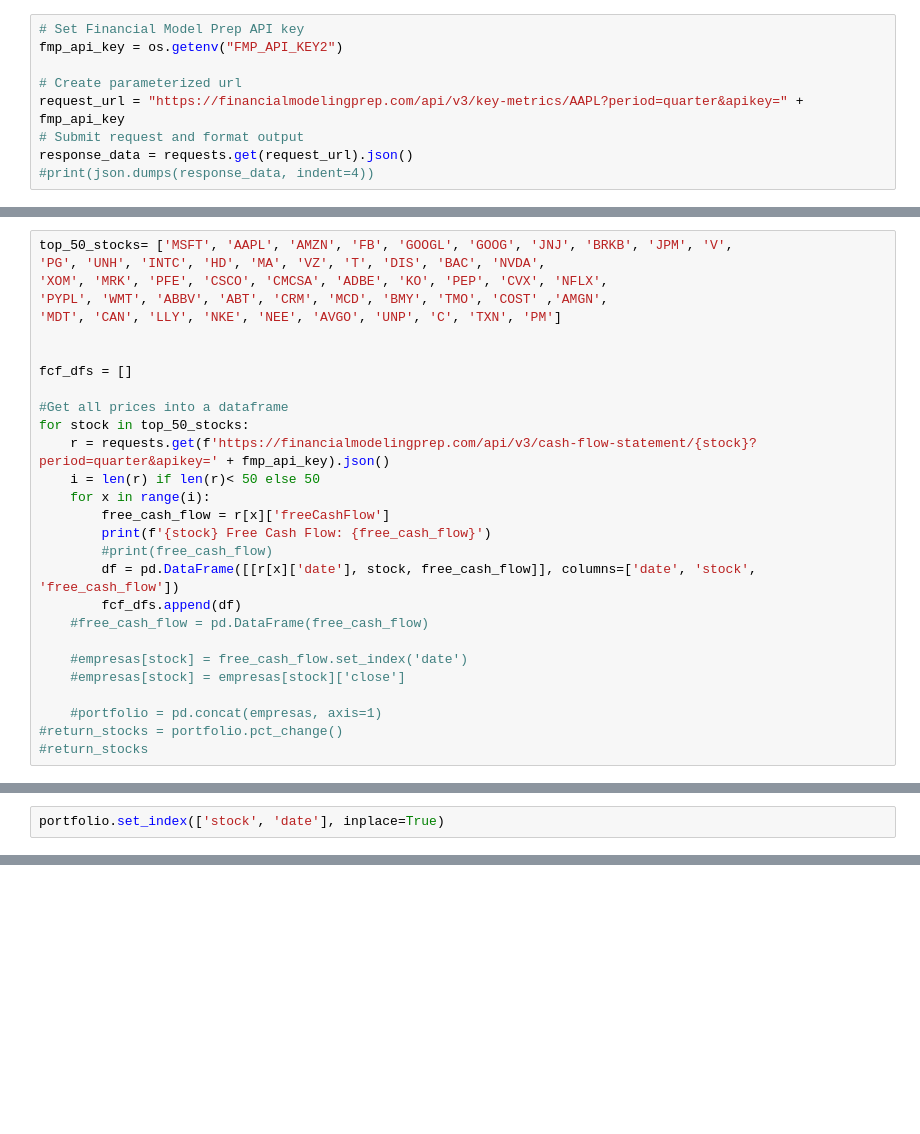
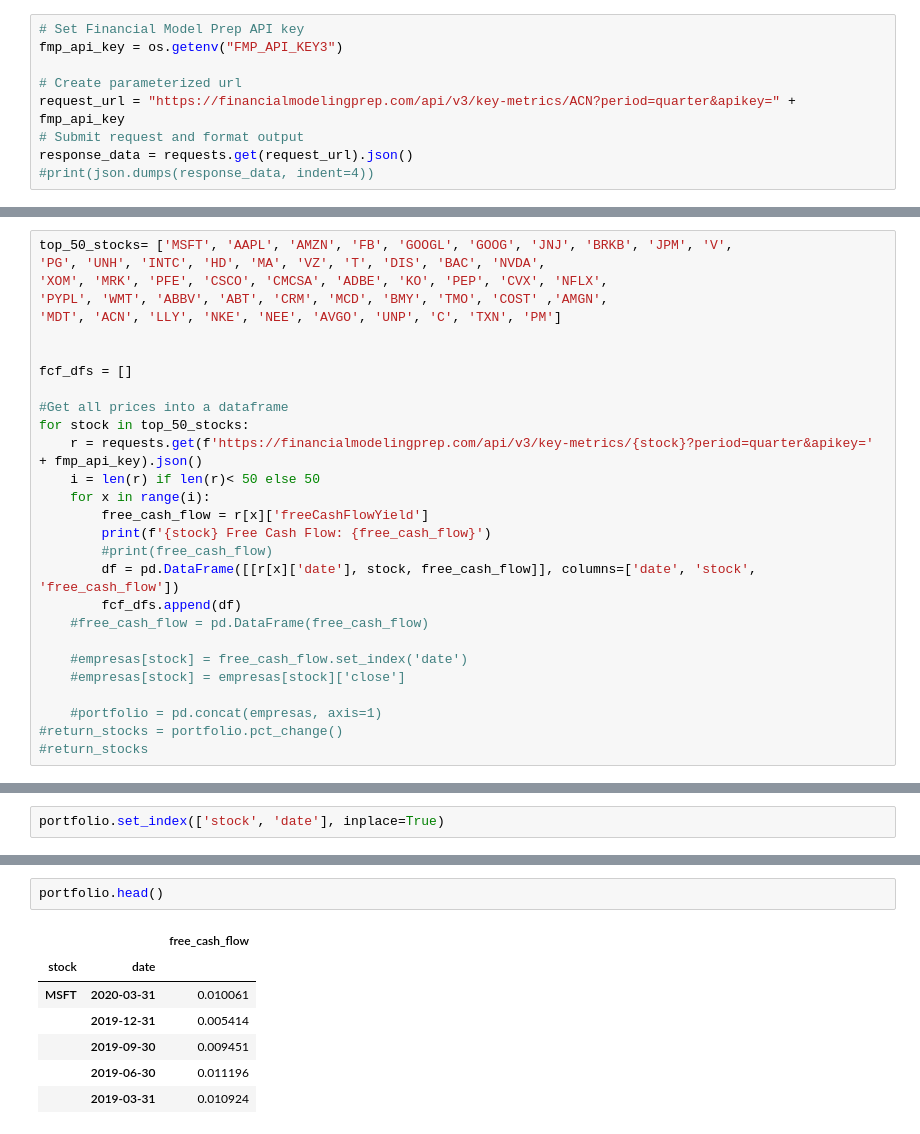
Before and after one commit to jankovicsara/PROJECT-1, a Jupyter notebook: Factors_RD.ipynb, the cells around one changed output, grey strips where cells are left out. Drawn from its saved outputs; the diff is of its cells as text; blank space fills up the shorter version.

```diff
--- a/Factors_RD.ipynb
+++ b/Factors_RD.ipynb
@@ -27,10 +27,10 @@ api = tradeapi.REST(
     api_version="v2")
 # %%
 # Set Financial Model Prep API key
-fmp_api_key = os.getenv("FMP_API_KEY2")
+fmp_api_key = os.getenv("FMP_API_KEY3")
 
 # Create parameterized url
-request_url = "https://financialmodelingprep.com/api/v3/key-metrics/AAPL?period=quarter&apikey=" + fmp_api_key
+request_url = "https://financialmodelingprep.com/api/v3/key-metrics/ACN?period=quarter&apikey=" + fmp_api_key
 # Submit request and format output
 response_data = requests.get(request_url).json()
 #print(json.dumps(response_data, indent=4))
@@ -43,17 +59,17 @@ top_50_stocks= ['MSFT', 'AAPL', 'AMZN', 'FB', 'GOOGL', 'GOOG', 'JNJ', 'BRKB', 'J
 'PG', 'UNH', 'INTC', 'HD', 'MA', 'VZ', 'T', 'DIS', 'BAC', 'NVDA',
 'XOM', 'MRK', 'PFE', 'CSCO', 'CMCSA', 'ADBE', 'KO', 'PEP', 'CVX', 'NFLX',
 'PYPL', 'WMT', 'ABBV', 'ABT', 'CRM', 'MCD', 'BMY', 'TMO', 'COST' ,'AMGN',
-'MDT', 'CAN', 'LLY', 'NKE', 'NEE', 'AVGO', 'UNP', 'C', 'TXN', 'PM']
+'MDT', 'ACN', 'LLY', 'NKE', 'NEE', 'AVGO', 'UNP', 'C', 'TXN', 'PM']
 
 
 fcf_dfs = []
 
 #Get all prices into a dataframe
 for stock in top_50_stocks:
-    r = requests.get(f'https://financialmodelingprep.com/api/v3/cash-flow-statement/{stock}?period=quarter&apikey=' + fmp_api_key).json()
+    r = requests.get(f'https://financialmodelingprep.com/api/v3/key-metrics/{stock}?period=quarter&apikey=' + fmp_api_key).json()
     i = len(r) if len(r)< 50 else 50
     for x in range(i):
-        free_cash_flow = r[x]['freeCashFlow']
+        free_cash_flow = r[x]['freeCashFlowYield']
         print(f'{stock} Free Cash Flow: {free_cash_flow}')
         #print(free_cash_flow)
         df = pd.DataFrame([[r[x]['date'], stock, free_cash_flow]], columns=['date', 'stock', 'free_cash_flow'])
@@ -112,0 +108,10 @@ portfolio.groupby(level=[0]).mean()
+# %%
+portfolio.head()
+# %% [output]
+|  |  | free_cash_flow |
+| stock | date |  |
+| MSFT | 2020-03-31 | 0.010061 |
+|  | 2019-12-31 | 0.005414 |
+|  | 2019-09-30 | 0.009451 |
+|  | 2019-06-30 | 0.011196 |
+|  | 2019-03-31 | 0.010924 |
```
Also changed, not shown: parts of 11 cells of this notebook.
